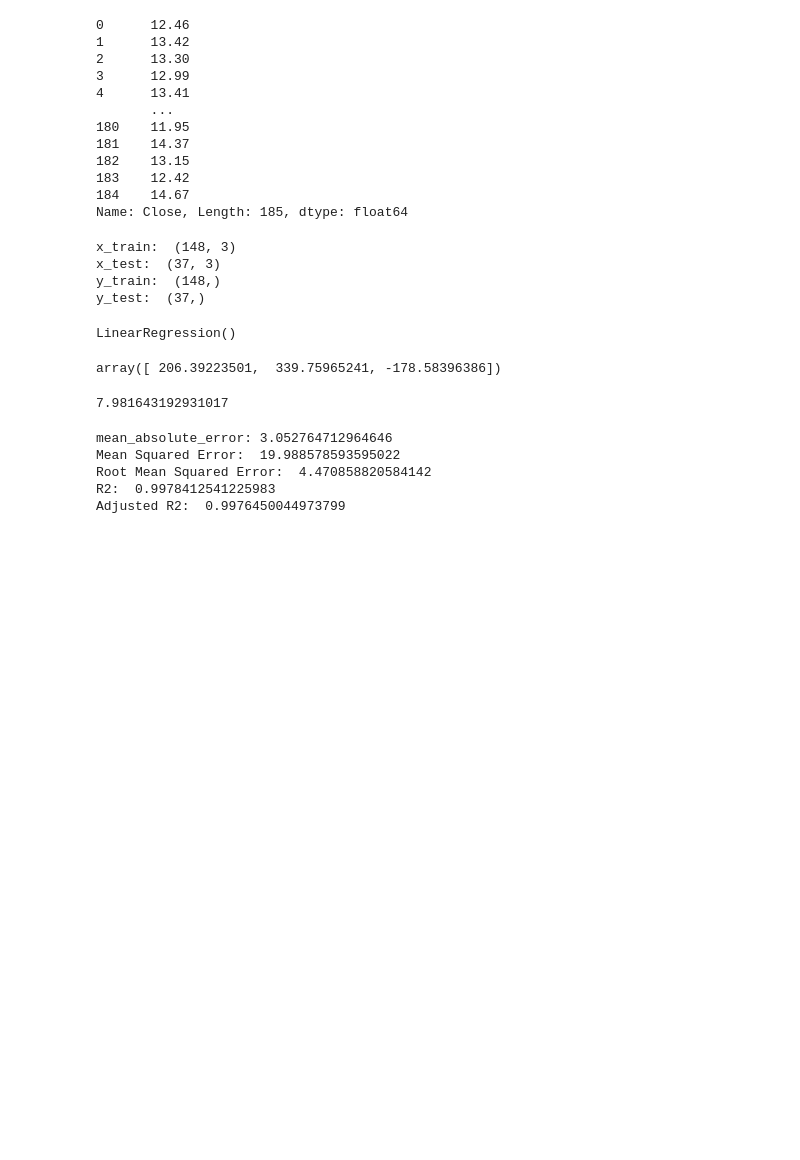
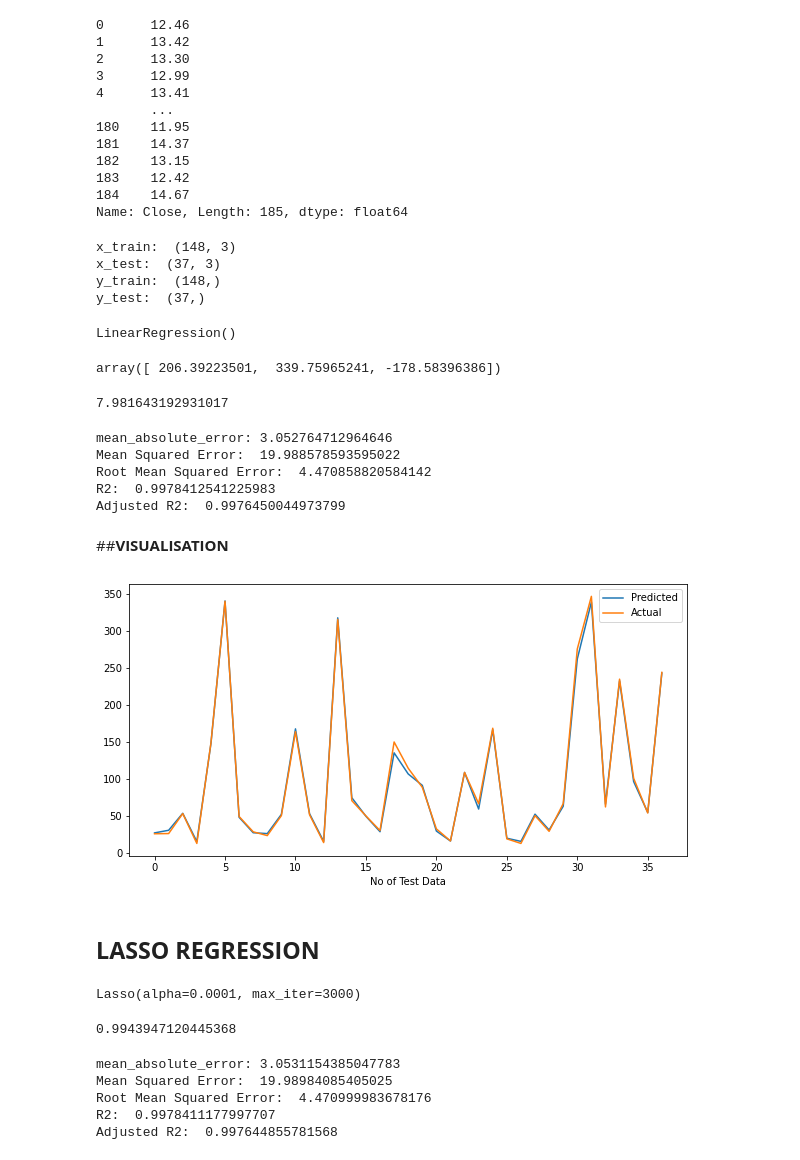
Before and after one commit to Kanika211/Yes_Bank_Stock_Closing_price, a Jupyter notebook: YES_Bank_Stock_Closing_Price.ipynb, the cells around one changed output. Saved outputs shown, nothing was run; the diff lists cells and outputs as text; code cells hidden in the pictures; blank space fills up the shorter version.

```diff
--- a/YES_Bank_Stock_Closing_Price.ipynb
+++ b/YES_Bank_Stock_Closing_Price.ipynb
@@ -335,3 +335,27 @@ Mean Squared Error:  19.988578593595022
 Root Mean Squared Error:  4.470858820584142
 R2:  0.9978412541225983
 Adjusted R2:  0.9976450044973799
+# %% [markdown]
+##<b>VISUALISATION</b>
+# %%
+#actual-predicted values plot
+plt.figure(figsize=(10,5))
+plt.plot(y_pred)
+plt.plot(np.array(y_test))
+plt.legend(["Predicted","Actual"])
+plt.xlabel('No of Test Data')
+plt.show()
+# %% [output]
+[figure, added]
+# %% [markdown]
+## <b>LASSO REGRESSION</b>
+# %%
+#fitting data
+lasso  = Lasso(alpha=0.0001 , max_iter= 3000)
+lasso.fit(x_train, y_train)
+# %% [output]
+Lasso(alpha=0.0001, max_iter=3000)
+# %%
+lasso.score(x_train, y_train)
+# %% [output]
+0.9943947120445368
@@ -337,0 +365,17 @@ Adjusted R2:  0.9976450044973799
+# %%
+MAE = mean_absolute_error(y_test,y_pred_l)
+print('mean_absolute_error:',MAE)
+MSE = mean_squared_error(y_test,y_pred_l)
+print("Mean Squared Error: ",MSE)
+RMSE = np.sqrt(MSE)
+print("Root Mean Squared Error: ",RMSE)
+r2 = r2_score(y_test,y_pred_l)
+print("R2: ",r2)
+adjusted_r2 = 1-(1-r2_score(y_test,y_pred_l))*(x_test.shape[0]-1)/((x_test.shape[0]-x_test.shape[1]-1))
+print("Adjusted R2: ",adjusted_r2)
+# %% [output]
+mean_absolute_error: 3.0531154385047783
+Mean Squared Error:  19.98984085405025
+Root Mean Squared Error:  4.470999983678176
+R2:  0.9978411177997707
+Adjusted R2:  0.997644855781568
```
Also changed, not shown: parts of 1 cell of this notebook.
